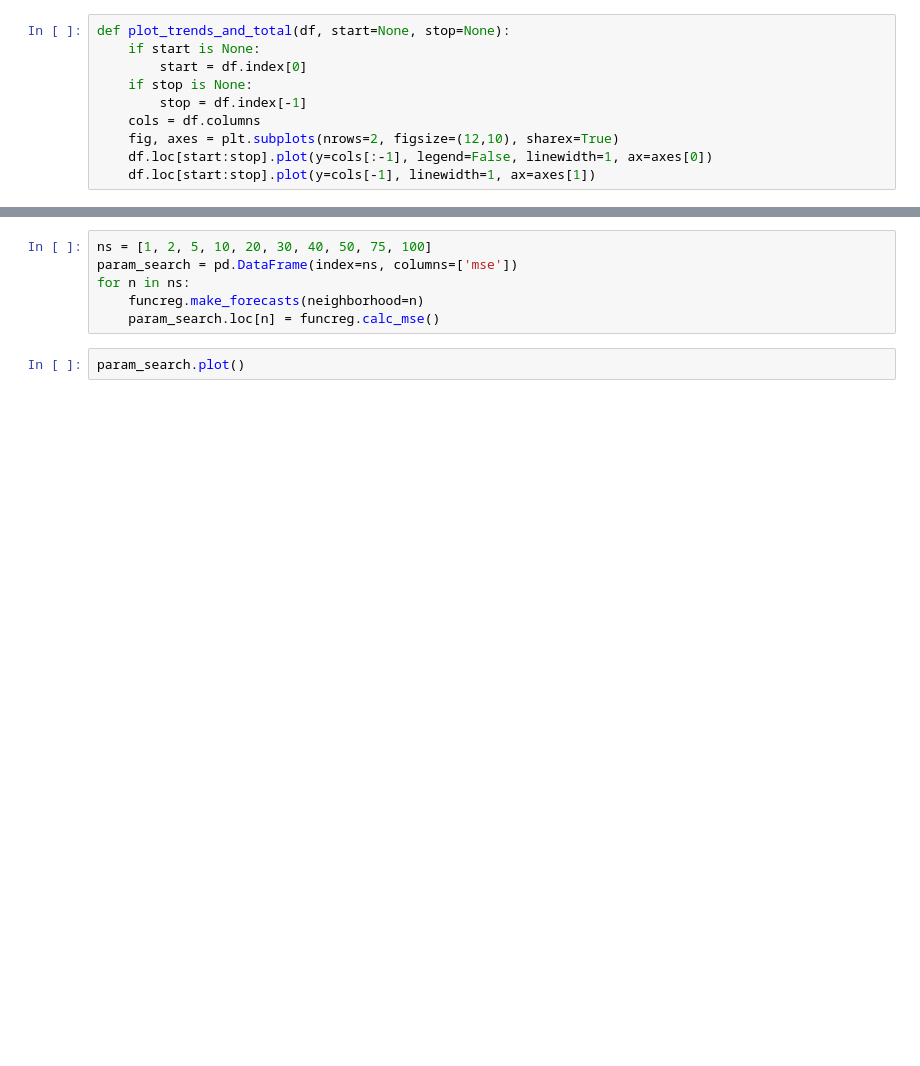
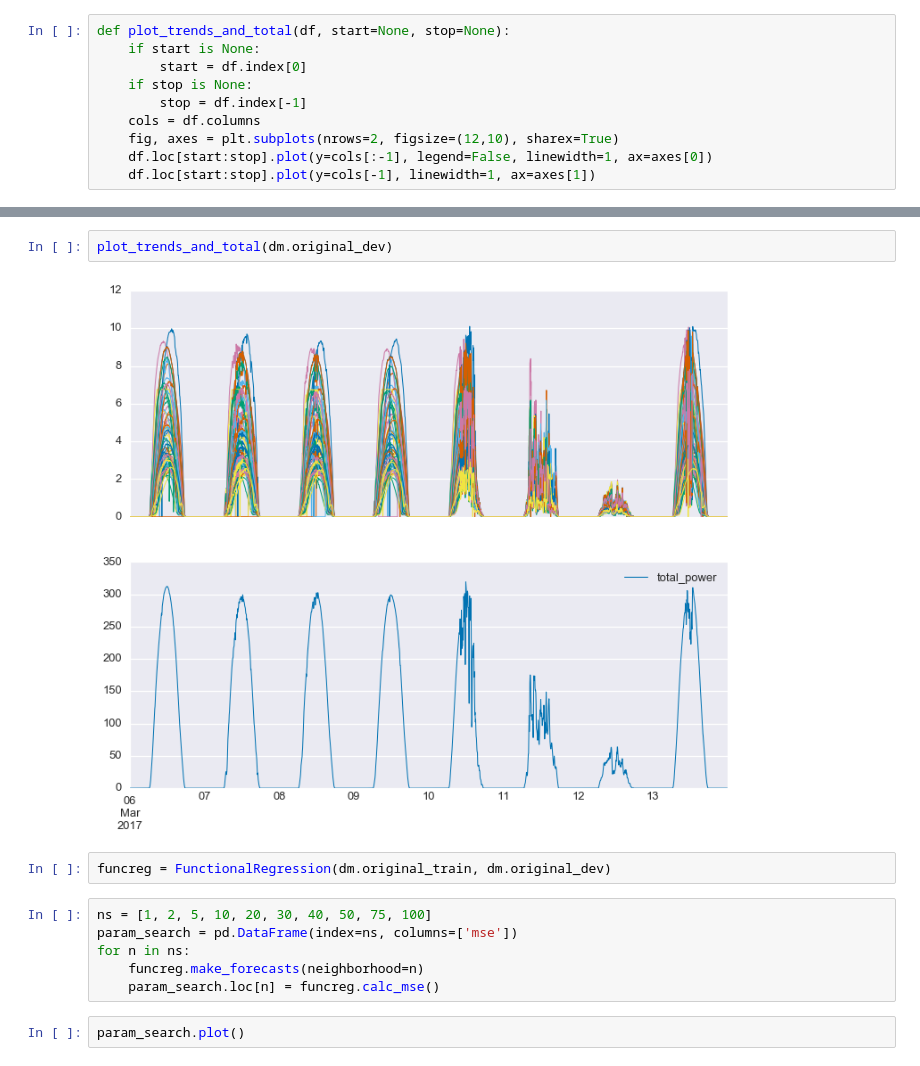
Before and after one commit to bmeyers/SolarForecasting, a Jupyter notebook: FunctionalRegression_Forecasting.ipynb, the cells around one changed output, grey strips where cells are left out. Saved outputs shown, nothing was run; the diff lists cells and outputs as text; blank space fills up the shorter version.

```diff
--- a/FunctionalRegression_Forecasting.ipynb
+++ b/FunctionalRegression_Forecasting.ipynb
@@ -33,3 +28,9 @@ funcreg = FunctionalRegression(train_df, test_df)
+# %%
+plot_trends_and_total(dm.original_dev)
+# %% [output]
+[figure, added]
+# %%
+funcreg = FunctionalRegression(dm.original_train, dm.original_dev)
 # %%
 ns = [1, 2, 5, 10, 20, 30, 40, 50, 75, 100]
 param_search = pd.DataFrame(index=ns, columns=['mse'])
```
Also changed, not shown: parts of 9 cells of this notebook, 5 other files.
